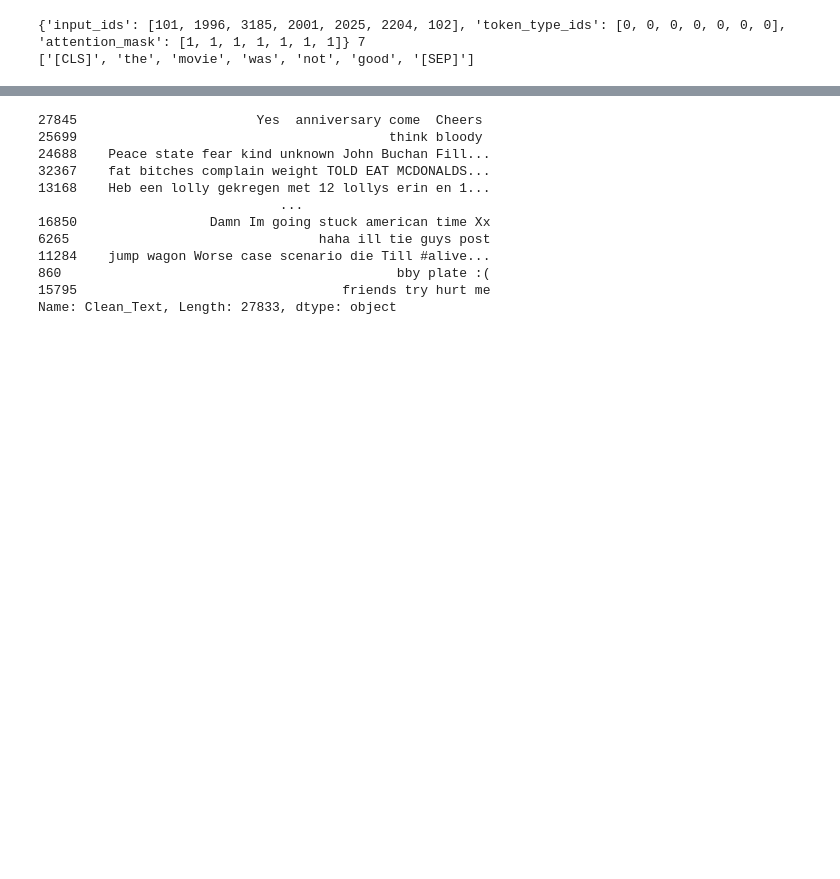
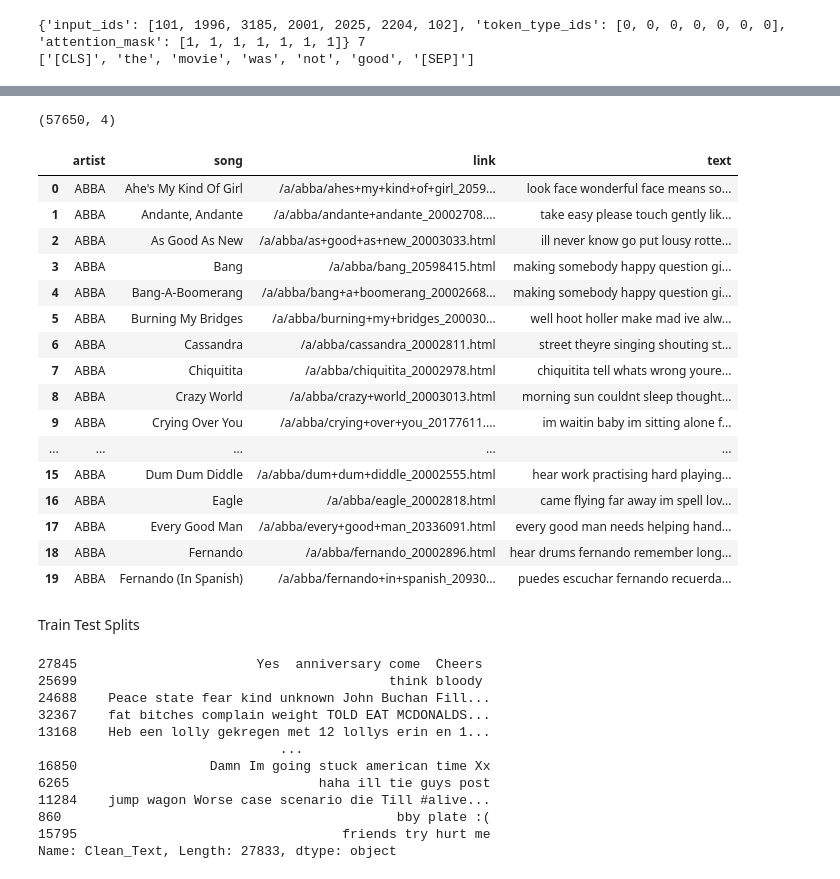
Before and after one commit to Mansherius/NLP_G6, a Jupyter notebook: FinalProject/model.ipynb, the cells around one changed output, grey strips where cells are left out. Cells and saved outputs as stored; diff of their text form; code cells hidden in the pictures; blank space fills up the shorter version.

```diff
--- a/FinalProject/model.ipynb
+++ b/FinalProject/model.ipynb
@@ -32,0 +60,40 @@ data = pd.read_csv(r'.\emotion_dataset_2.csv')
+# %%
+def clean_text(text, max_length=578):
+    cleaned_text = ' '.join(text.split())
+    cleaned_text = cleaned_text.lower()
+    cleaned_text = cleaned_text.translate(str.maketrans("", "", string.punctuation))
+    cleaned_text = ''.join([i for i in cleaned_text if not i.isdigit()])
+    cleaned_text = ''.join([i for i in cleaned_text if i.isalpha() or i.isspace()])
+    stop_words = set(stopwords.words('english'))
+    word_tokens = word_tokenize(cleaned_text)
+    cleaned_text = ' '.join([word for word in word_tokens if word.lower() not in stop_words])
+
+    padded_text = cleaned_text.ljust(max_length)
+
+    return padded_text
+# %%
+data['text'] = data['text'].apply(clean_text)
+# %%
+data.shape
+# %% [output]
+(57650, 4)
+# %%
+data.head(20)
+# %% [output]
+|  | artist | song | link | text |
+| 0 | ABBA | Ahe's My Kind Of Girl | /a/abba/ahes+my+kind+of+girl_2059... | look face wonderful face means so... |
+| 1 | ABBA | Andante, Andante | /a/abba/andante+andante_20002708.... | take easy please touch gently lik... |
+| 2 | ABBA | As Good As New | /a/abba/as+good+as+new_20003033.html | ill never know go put lousy rotte... |
+| 3 | ABBA | Bang | /a/abba/bang_20598415.html | making somebody happy question gi... |
+| 4 | ABBA | Bang-A-Boomerang | /a/abba/bang+a+boomerang_20002668... | making somebody happy question gi... |
+| 5 | ABBA | Burning My Bridges | /a/abba/burning+my+bridges_200030... | well hoot holler make mad ive alw... |
+| 6 | ABBA | Cassandra | /a/abba/cassandra_20002811.html | street theyre singing shouting st... |
+| 7 | ABBA | Chiquitita | /a/abba/chiquitita_20002978.html | chiquitita tell whats wrong youre... |
+| 8 | ABBA | Crazy World | /a/abba/crazy+world_20003013.html | morning sun couldnt sleep thought... |
+| 9 | ABBA | Crying Over You | /a/abba/crying+over+you_20177611.... | im waitin baby im sitting alone f... |
+| ... | ... | ... | ... | ... |
+| 15 | ABBA | Dum Dum Diddle | /a/abba/dum+dum+diddle_20002555.html | hear work practising hard playing... |
+| 16 | ABBA | Eagle | /a/abba/eagle_20002818.html | came flying far away im spell lov... |
+| 17 | ABBA | Every Good Man | /a/abba/every+good+man_20336091.html | every good man needs helping hand... |
+| 18 | ABBA | Fernando | /a/abba/fernando_20002896.html | hear drums fernando remember long... |
+| 19 | ABBA | Fernando (In Spanish) | /a/abba/fernando+in+spanish_20930... | puedes escuchar fernando recuerda... |
@@ -33,3 +103,5 @@ data = pd.read_csv(r'.\emotion_dataset_2.csv')
+# %% [markdown]
+Train Test Splits
 # %%
 # Step 2: Splitting the Data
 train_texts, test_texts, train_labels, test_labels = train_test_split(
```
Also changed, not shown: parts of 8 cells of this notebook, 2 other files.
